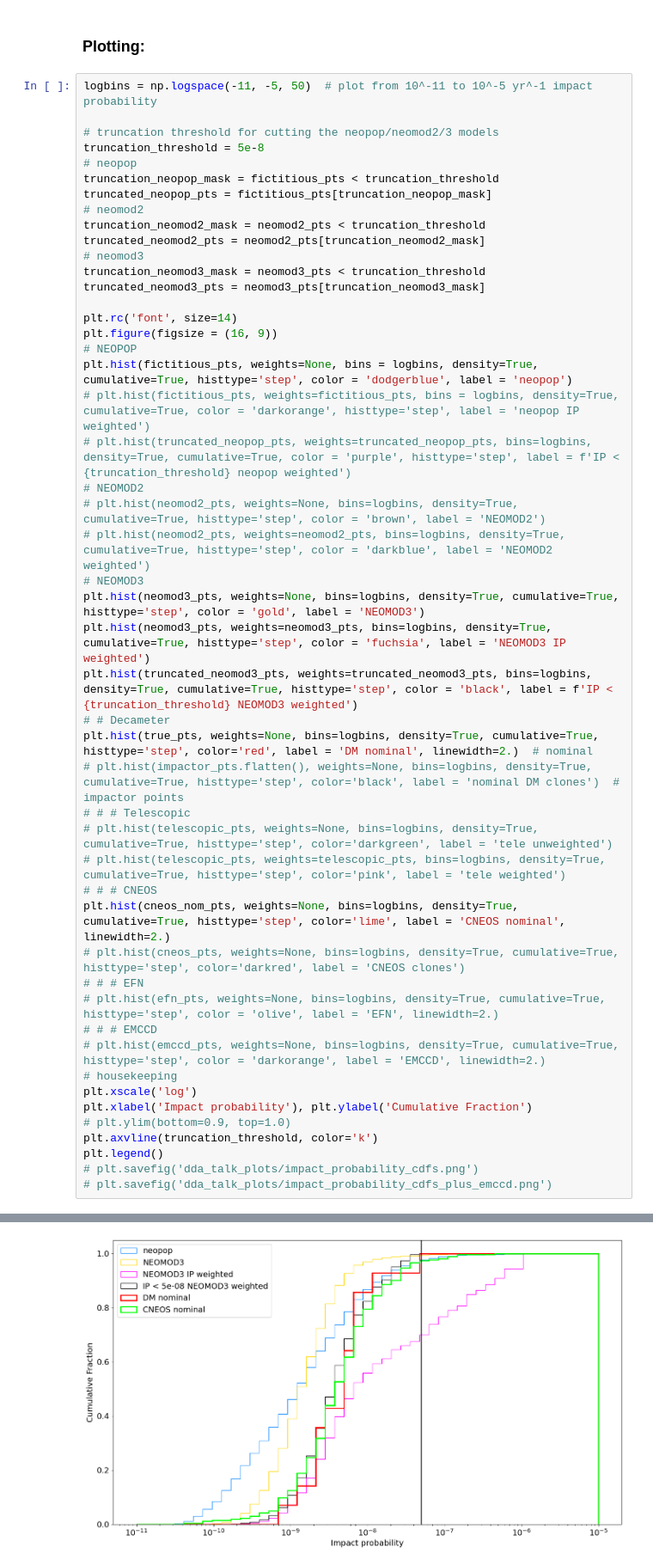
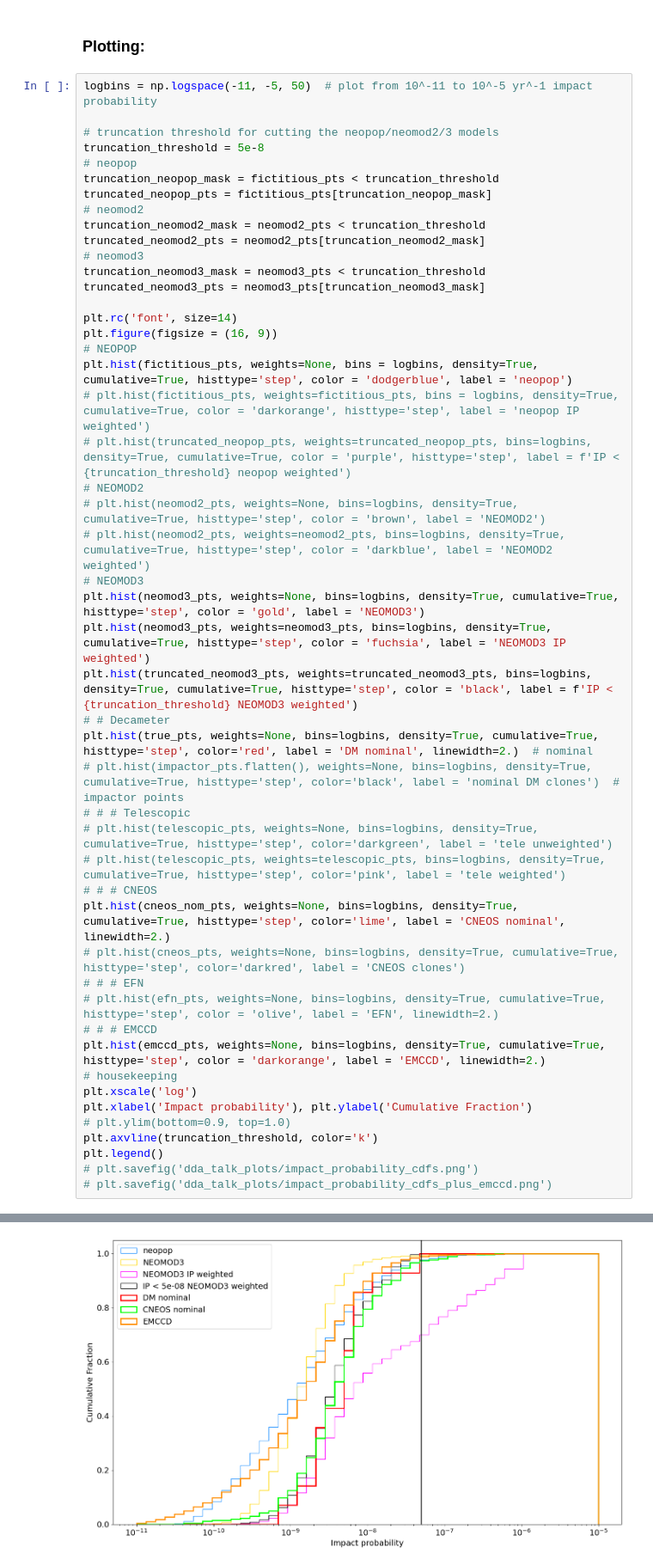
Before and after one commit to ia-chow/Thesis, a Jupyter notebook: dynamics/impact_probabilities.ipynb, the cells around one changed output, grey strips where cells are left out. Shown: that part at 86% size. Drawn from its saved outputs; the diff is of its cells as text.

```diff
--- a/dynamics/impact_probabilities.ipynb
+++ b/dynamics/impact_probabilities.ipynb
@@ -502,7 +502,7 @@ plt.hist(cneos_nom_pts, weights=None, bins=logbins, density=True, cumulative=Tru
 # # # EFN
 # plt.hist(efn_pts, weights=None, bins=logbins, density=True, cumulative=True, histtype='step', color = 'olive', label = 'EFN', linewidth=2.)
 # # # EMCCD
-# plt.hist(emccd_pts, weights=None, bins=logbins, density=True, cumulative=True, histtype='step', color = 'darkorange', label = 'EMCCD', linewidth=2.)
+plt.hist(emccd_pts, weights=None, bins=logbins, density=True, cumulative=True, histtype='step', color = 'darkorange', label = 'EMCCD', linewidth=2.)
 # housekeeping
 plt.xscale('log')
 plt.xlabel('Impact probability'), plt.ylabel('Cumulative Fraction')
@@ -515 +516 @@ plt.legend()
-[figure, old version]
+[figure, new version]
```
Also changed, not shown: parts of 3 cells of this notebook, 2 other files.
